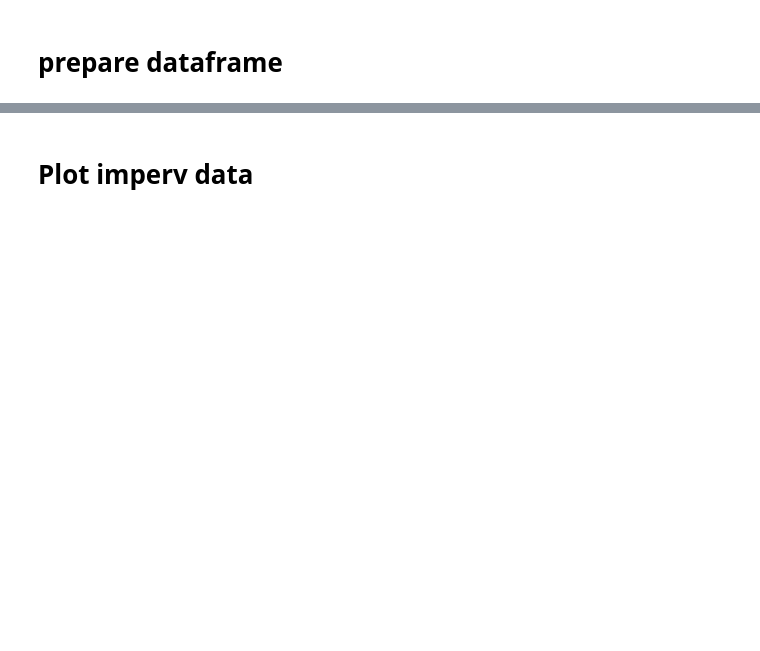
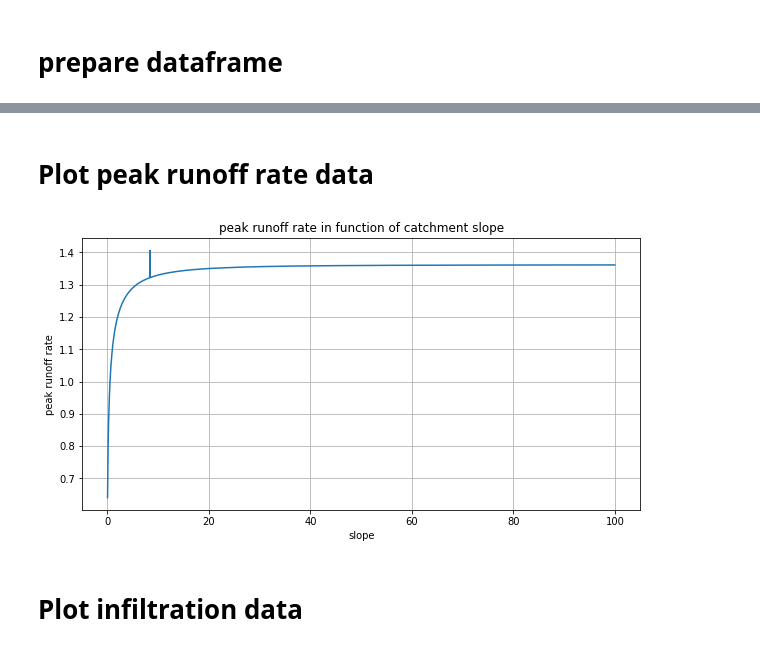
Before and after one commit to BuczynskiRafal/pipe_calculations, a Jupyter notebook: Catchments.ipynb, the cells around one changed output, grey strips where cells are left out. Saved outputs shown, nothing was run; the diff lists cells and outputs as text; code cells hidden in the pictures; blank space fills up the shorter version.

```diff
--- a/Catchments.ipynb
+++ b/Catchments.ipynb
@@ -108,5 +108,19 @@ plt.show()
+# %% [markdown]
+# Plot peak runoff rate data
+# %%
+import matplotlib.pyplot as plt
+
+plt.rcParams["figure.figsize"] = (10,5)
+plt.plot(df['slope'], df['peak_runoff_rate'])
+plt.title('peak runoff rate in function of catchment slope')
+plt.xlabel('slope')
+plt.ylabel('peak runoff rate')
+plt.grid(True)
+plt.show()
+# %% [output]
+[figure, added]
 # %% [markdown]
-# Plot imperv data
+# Plot infiltration data
 # %%
 import matplotlib.pyplot as plt
 
```
Also changed, not shown: parts of 14 cells of this notebook.
